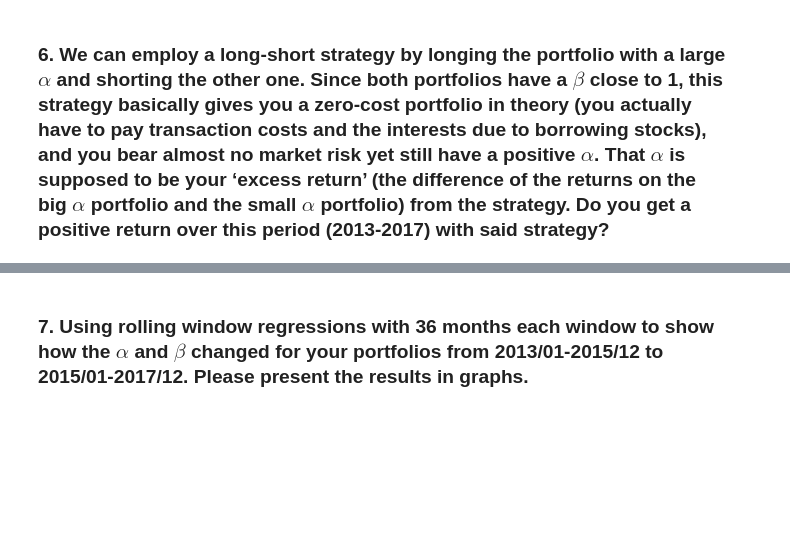
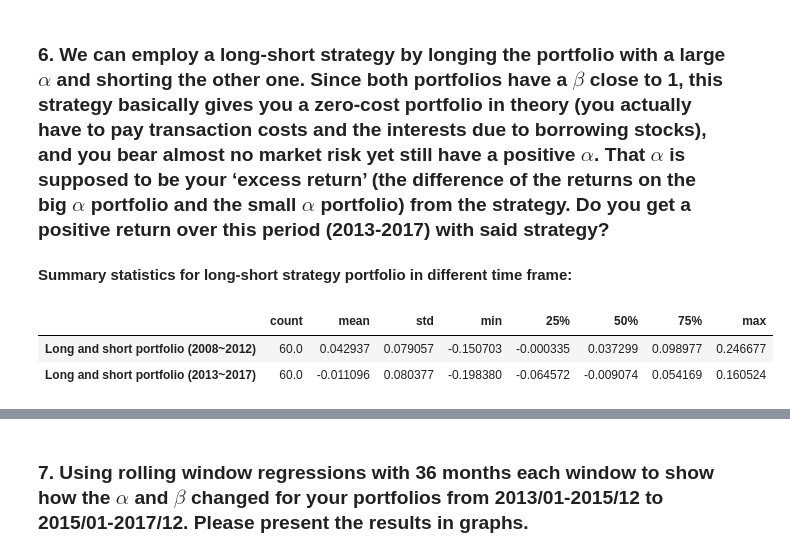
Before and after one commit to Andy-Liu66/2018NCCU-Econometrics, a Jupyter notebook: Homework 1/Homework 1.ipynb, the cells around one changed output, grey strips where cells are left out. Saved outputs shown, nothing was run; the diff lists cells and outputs as text; code cells hidden in the pictures; blank space fills up the shorter version.

```diff
--- a/Homework 1/Homework 1.ipynb
+++ b/Homework 1/Homework 1.ipynb
@@ -639,2 +636,30 @@ We didn't get the benefit from the big $\alpha$ portfolio, its average return is
 # %% [markdown]
 ### 6. We can employ a long-short strategy by longing the portfolio with a large $\alpha$ and shorting the other one. Since both portfolios have a $\beta$ close to 1, this strategy basically gives you a zero-cost portfolio in theory (you actually have to pay transaction costs and the interests due to borrowing stocks), and you bear almost no market risk yet still have a positive $\alpha$. That $\alpha$ is supposed to be your ‘excess return’ (the difference of the returns on the big $\alpha$ portfolio and the small $\alpha$ portfolio) from the strategy. Do you get a positive return over this period (2013-2017) with said strategy?
+# %% [markdown]
+**Summary statistics for long-short strategy portfolio in different time frame:**
+# %%
+# select data which lie between 2008/01/01 and 2012/12/31
+date_start = datetime.strptime("2008/01/01", "%Y/%m/%d").date()
+date_end = datetime.strptime("2017/12/31", "%Y/%m/%d").date()
+
+small_temp_result = small_alpha_result[(small_alpha_result.DATE > date_start) &
+                                       (small_alpha_result.DATE <= date_end)]
+
+big_temp_result = big_alpha_result[(big_alpha_result.DATE > date_start) &
+                                (big_alpha_result.DATE <= date_end)]
+
+# calculate return of long and short strategy
+long_short_result = big_temp_result["VWPRet"] - small_temp_result["VWPRet"]
+
+# prepare statistics for long-short strategy portfolio
+long_short_result_early = pd.DataFrame(long_short_result.iloc[:60, ].describe())
+long_short_result_early.columns = ["Long and short portfolio (2008~2012)"]
+
+long_short_result_later = pd.DataFrame(long_short_result.iloc[60:, ].describe())
+long_short_result_later.columns = ["Long and short portfolio (2013~2017)"]
+
+pd.concat([long_short_result_early.T, long_short_result_later.T])
+# %% [output]
+|  | count | mean | std | min | 25% | 50% | 75% | max |
+| Long and short portfolio (2008~2012) | 60.0 | 0.042937 | 0.079057 | -0.150703 | -0.000335 | 0.037299 | 0.098977 | 0.246677 |
+| Long and short portfolio (2013~2017) | 60.0 | -0.011096 | 0.080377 | -0.198380 | -0.064572 | -0.009074 | 0.054169 | 0.160524 |
```
Also changed, not shown: parts of 4 cells of this notebook.
